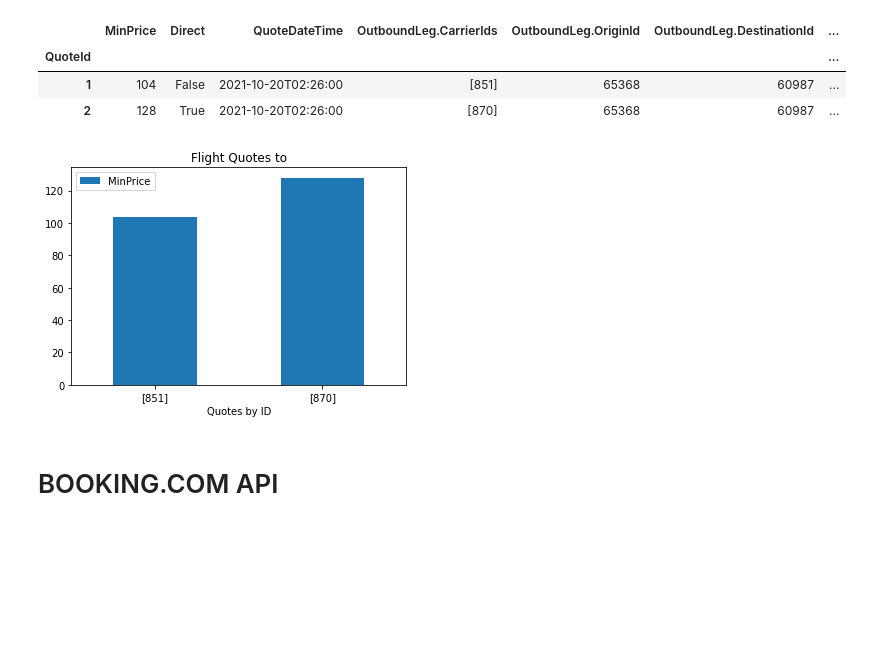
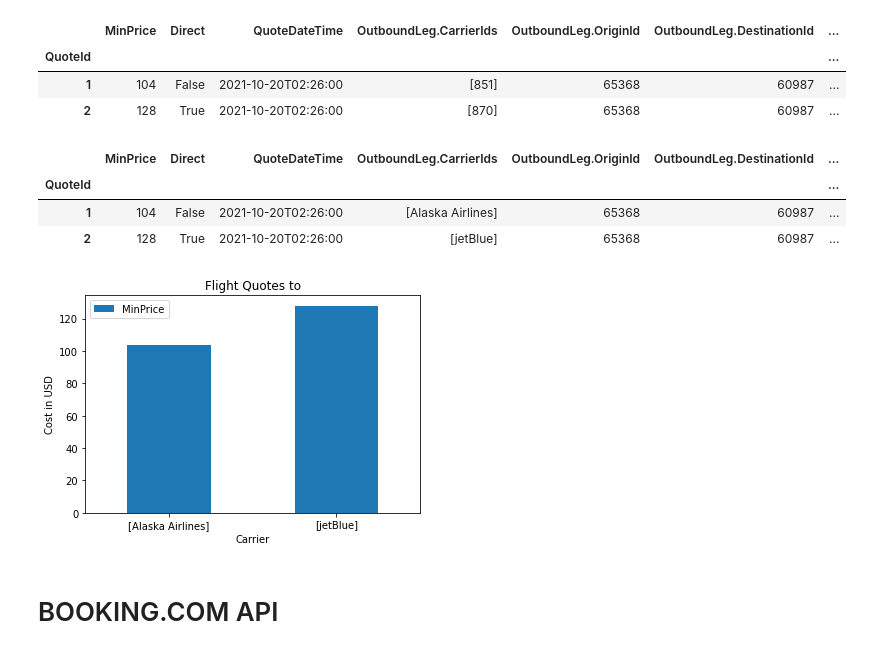
Before and after one commit to marcelacastano/PyTravel, a Jupyter notebook: resources/APIs/api_requests.ipynb, the cells around one changed output. Cells and saved outputs as stored; diff of their text form; code cells hidden in the pictures; blank space fills up the shorter version.

Commit message:
Added a chart that compares pricing of flight quotes

```diff
--- a/resources/APIs/api_requests.ipynb
+++ b/resources/APIs/api_requests.ipynb
@@ -128,12 +126,56 @@ flight_quotes_df
 | QuoteId |  |  |  |  |  |  | ... |
 | 1 | 104 | False | 2021-10-20T02:26:00 | [851] | 65368 | 60987 | ... |
 | 2 | 128 | True | 2021-10-20T02:26:00 | [870] | 65368 | 60987 | ... |
+# %%
+# Replace the CarrierIds by the Carrier Name on flight_quotes_df
+# This code goes through every quote and can handle quotes that have more than one carrier
+
+# Create dataframe of carriers (contains carrier id and name)
+carriers_df = pd.DataFrame(flight_response['Carriers']).set_index('CarrierId')
+
+
+# Create loop that will replace the Carrier Ids with Carrier Names
+
+carriers_row = []
+carriers = []
+
+for row in range(len(flight_quotes_df['OutboundLeg.CarrierIds'])):
+
+    # List all carriers for each quote
+    quote_carriers = flight_quotes_df['OutboundLeg.CarrierIds'].iloc[row]
+
+    # For the row in question: for each carrier, append the Carrier name to a list of carriers in the row
+    for carrier in range(len(quote_carriers)):
+        carrier_id = quote_carriers[carrier]
+        carrier_name = carriers_df.loc[carrier_id]['Name']
+        carriers_row.append(carrier_name)
+
+    # Store the carriers in each row for all rows
+    carriers.append(carriers_row)
+    carriers_row = []
+
+# Replace the carrier IDs for carrier names in the flight_quotes_df
+flight_quotes_df['OutboundLeg.CarrierIds'] = carriers
+flight_quotes_df
+# %% [output]
+|  | MinPrice | Direct | QuoteDateTime | OutboundLeg.CarrierIds | OutboundLeg.OriginId | OutboundLeg.DestinationId | ... |
+| QuoteId |  |  |  |  |  |  | ... |
+| 1 | 104 | False | 2021-10-20T02:26:00 | [Alaska Airlines] | 65368 | 60987 | ... |
+| 2 | 128 | True | 2021-10-20T02:26:00 | [jetBlue] | 65368 | 60987 | ... |
 # %%
 # Plot a comparison of the quotes
 
-flights_plot = flight_quotes_df.plot.bar(x='OutboundLeg.CarrierIds', y='MinPrice', rot=0, xlabel = "Quotes by ID", title ="Flight Quotes to")
+flights_plot = flight_quotes_df.plot.bar(
+    x='OutboundLeg.CarrierIds',
+    y='MinPrice',
+    rot=0,
+    xlabel = "Carrier",
+    ylabel = "Cost in USD",
+    title = "Flight Quotes to",
+    legend="Flight Cost"
+)
 # %% [output]
-[figure, old version]
+[figure, new version]
 # %% [markdown]
 # BOOKING.COM API
 # %%
```
Also changed, not shown: parts of 7 cells of this notebook.
